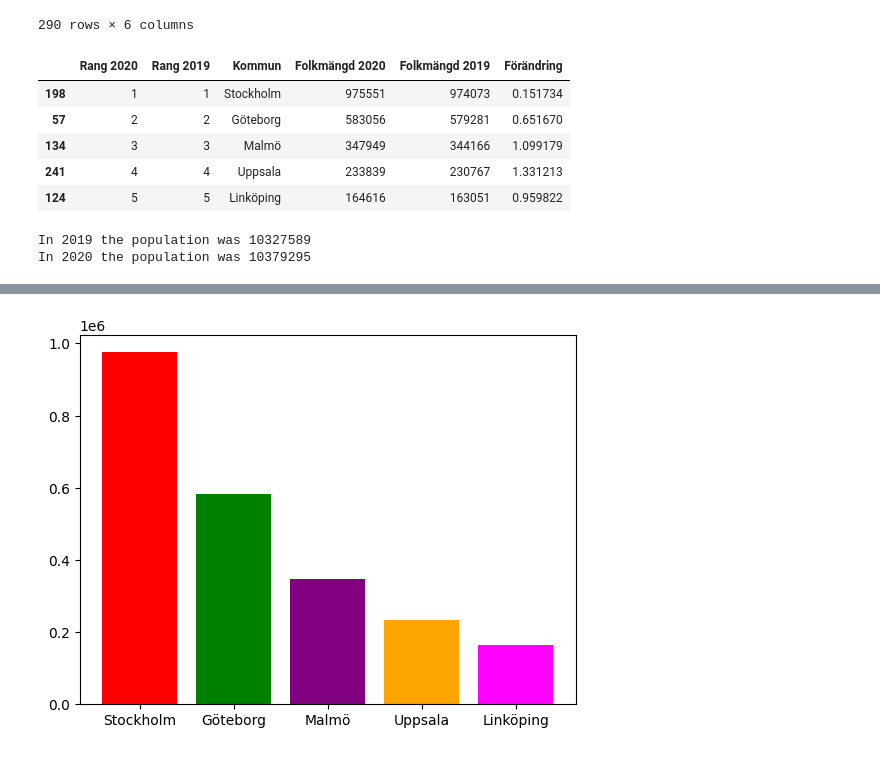
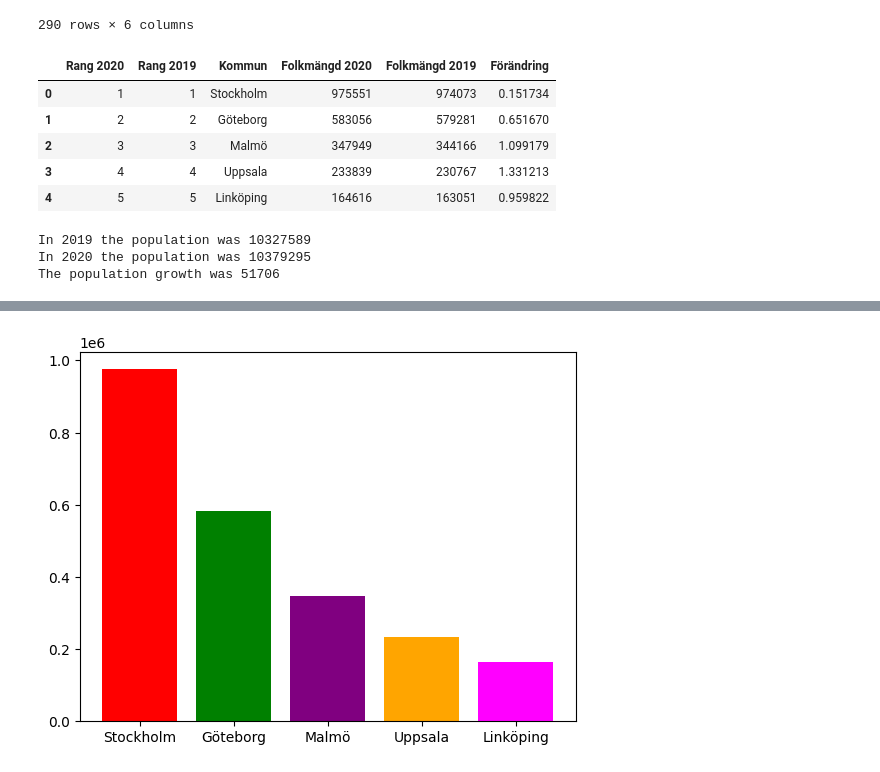
Before and after one commit to lisamariahertz-cpu/Databehandling-AI25, a Jupyter notebook: exercises/E1_pandas_basic_syntax.ipynb, the cells around one changed output, grey strips where cells are left out. Cells and saved outputs as stored; diff of their text form; code cells hidden in the pictures.

```diff
--- a/exercises/E1_pandas_basic_syntax.ipynb
+++ b/exercises/E1_pandas_basic_syntax.ipynb
@@ -342,15 +350,15 @@ cities_swe_df.sort_values('Folkmängd 2020', ascending=False)
 # %%
 # Exercise D
 # Filter out the five smallest cities. (*)
-large_city_swe_df = cities_swe_df.sort_values('Rang 2020')[:5]
+large_city_swe_df = cities_swe_df.sort_values('Rang 2020')[:5].reset_index(drop=True)
 large_city_swe_df
 # %% [output]
 |  | Rang 2020 | Rang 2019 | Kommun | Folkmängd 2020 | Folkmängd 2019 | Förändring |
-| 198 | 1 | 1 | Stockholm | 975551 | 974073 | 0.151734 |
-| 57 | 2 | 2 | Göteborg | 583056 | 579281 | 0.651670 |
-| 134 | 3 | 3 | Malmö | 347949 | 344166 | 1.099179 |
-| 241 | 4 | 4 | Uppsala | 233839 | 230767 | 1.331213 |
-| 124 | 5 | 5 | Linköping | 164616 | 163051 | 0.959822 |
+| 0 | 1 | 1 | Stockholm | 975551 | 974073 | 0.151734 |
+| 1 | 2 | 2 | Göteborg | 583056 | 579281 | 0.651670 |
+| 2 | 3 | 3 | Malmö | 347949 | 344166 | 1.099179 |
+| 3 | 4 | 4 | Uppsala | 233839 | 230767 | 1.331213 |
+| 4 | 5 | 5 | Linköping | 164616 | 163051 | 0.959822 |
 # %%
 # Exercise E
 # Use the DataFrame to calculate Sweden's population in 2019 and 2020. (*)
@@ -358,6 +366,8 @@ population_2019 = cities_swe_df['Folkmängd 2019'].sum()
 population_2020 = cities_swe_df['Folkmängd 2020'].sum()
 print(f'In 2019 the population was {population_2019}')
 print(f'In 2020 the population was {population_2020}')
+print(f'The population growth was {population_2020-population_2019}')
 # %% [output]
 In 2019 the population was 10327589
 In 2020 the population was 10379295
+The population growth was 51706
```
Also changed, not shown: parts of 10 cells of this notebook, 1 other file.
